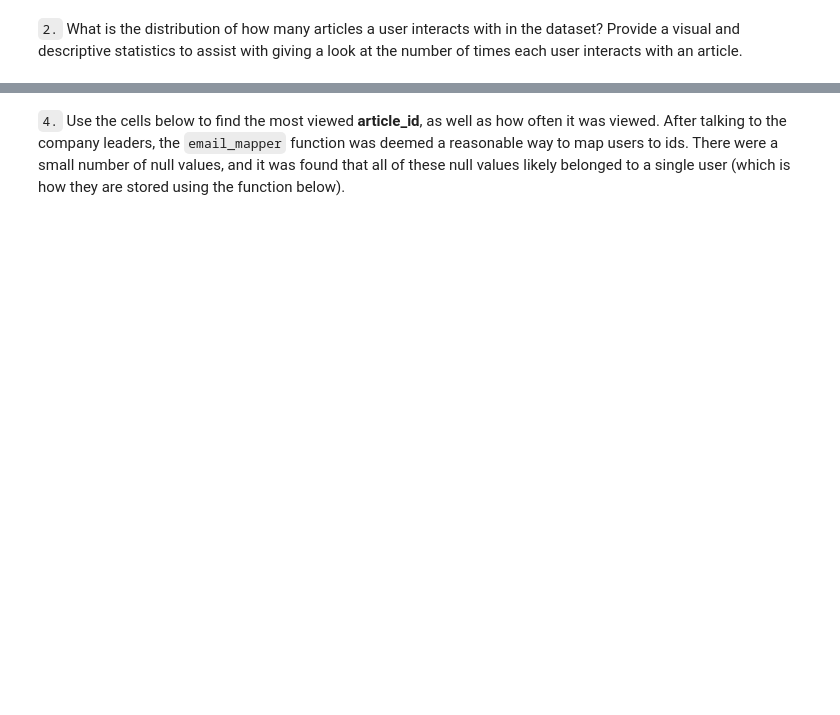
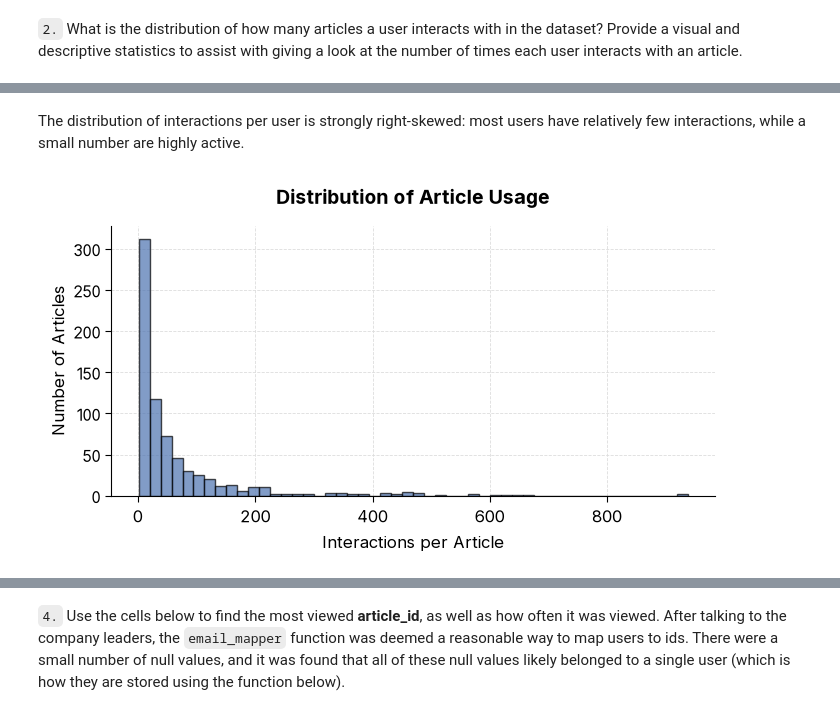
Before and after one commit to groundhog-21/dsnd-recommendation-systems-project, a Jupyter notebook: starter/Recommendations_with_IBM.ipynb, the cells around one changed output, grey strips where cells are left out. Cells and saved outputs as stored; diff of their text form; code cells hidden in the pictures; blank space fills up the shorter version.

```diff
--- a/starter/Recommendations_with_IBM.ipynb
+++ b/starter/Recommendations_with_IBM.ipynb
@@ -64,7 +185,16 @@ plt.show()
+# %% [markdown]
+The distribution of interactions per user is strongly right-skewed: most users have relatively few interactions, while a small number are highly active.
 # %%
 # Create a plot of the number of times each article was read
+interactions_per_article = df["article_id"].value_counts()
 
-plt.xlabel('number of users')
-plt.ylabel('number of articles')
+fig, ax = plt.subplots(figsize=(7, 4))
+ax.hist(interactions_per_article, bins=50, alpha=0.7)
+ax.yaxis.set_major_formatter(ticker.StrMethodFormatter('{x:,.0f}'))
+
+plt.xlabel('Interactions per Article')
+plt.ylabel('Number of Articles')
 plt.title('Distribution of Article Usage')
 plt.show()
+# %% [output]
+[figure, added]
```
Also changed, not shown: parts of 22 cells of this notebook, 6 other files.
